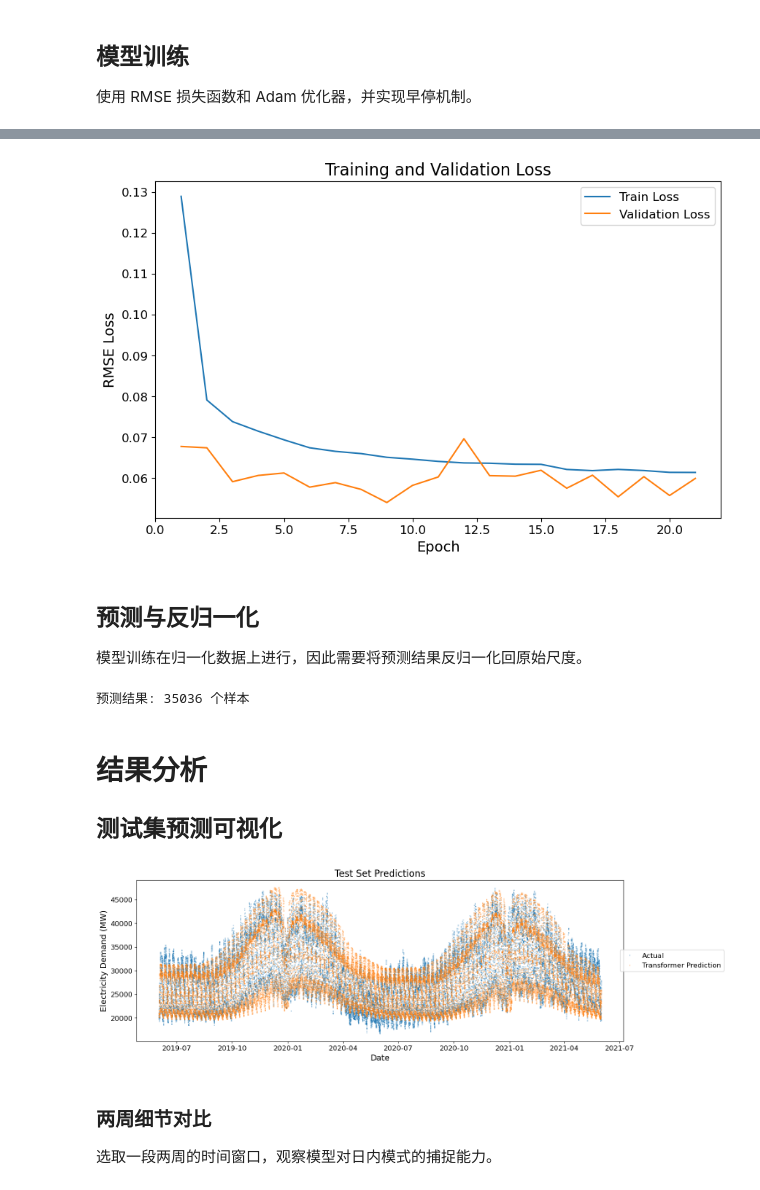
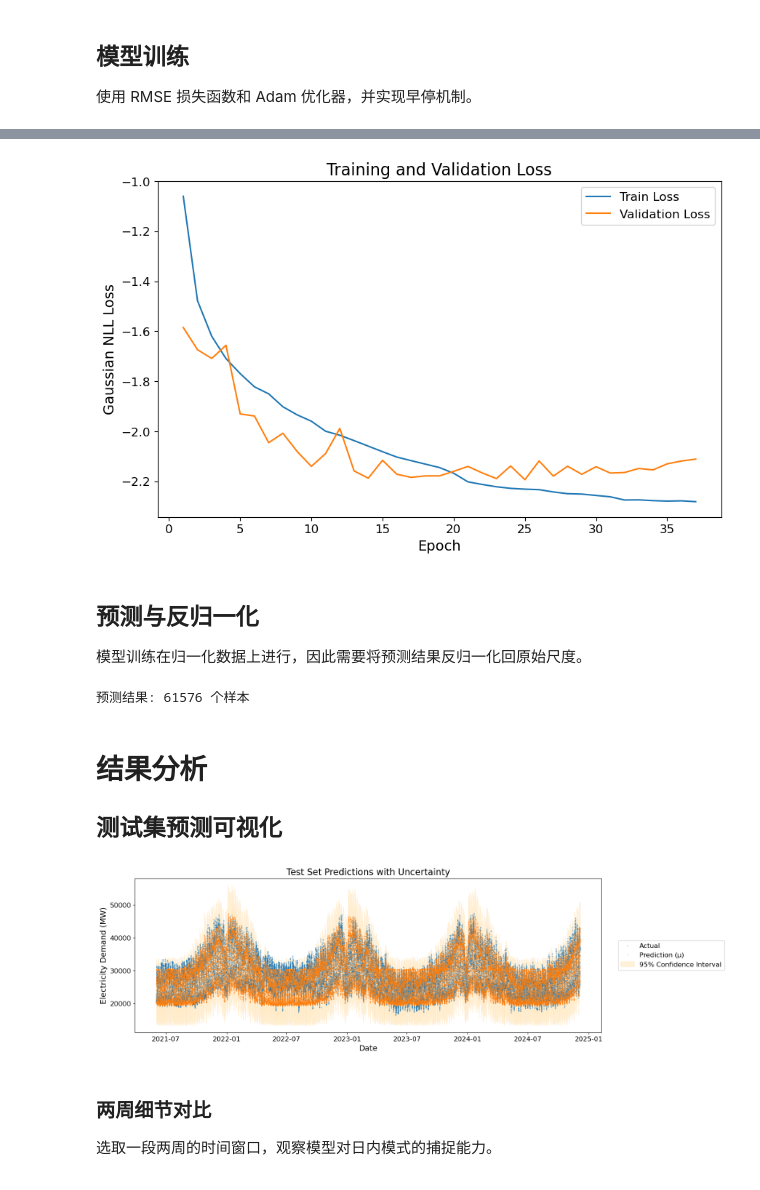
Before and after one commit to szaaaaaa/comp0197_groupcoursework_transformer, a Jupyter notebook: elec_transformer/uk-electricity-transformer.ipynb, the cells around one changed output, grey strips where cells are left out. Cells and saved outputs as stored; diff of their text form; code cells hidden in the pictures.

```diff
--- a/elec_transformer/uk-electricity-transformer.ipynb
+++ b/elec_transformer/uk-electricity-transformer.ipynb
@@ -204,5 +204,7 @@ def add_lags(df):
 
 df = create_features(df)
 df = add_lags(df)
+df.dropna(subset=["lag1", "lag2", "lag3"], inplace=True)
+print(f"添加 lag 特征并去除 NaN 后: {df.shape}")
 df.sample(n=5)
 # %% [output]
@@ -350,8 +376,10 @@ def create_sequences(data, seq_len):
     return np.array(X), np.array(y)
 
 X_train_seq, y_train_seq = create_sequences(train_scaled, SEQ_LEN)
+X_val_seq, y_val_seq = create_sequences(val_scaled, SEQ_LEN)
 X_test_seq, y_test_seq = create_sequences(test_scaled, SEQ_LEN)
 
 print(f"训练序列: X={X_train_seq.shape}, y={y_train_seq.shape}")
+print(f"验证序列: X={X_val_seq.shape}, y={y_val_seq.shape}")
 print(f"测试序列: X={X_test_seq.shape}, y={y_test_seq.shape}")
 # %% [output]
@@ -362,6 +391,10 @@ print(f"测试序列: X={X_test_seq.shape}, y={y_test_seq.shape}")
 train_dataset = TensorDataset(
     torch.tensor(X_train_seq, dtype=torch.float32),
     torch.tensor(y_train_seq, dtype=torch.float32)
+)
+val_dataset = TensorDataset(
+    torch.tensor(X_val_seq, dtype=torch.float32),
+    torch.tensor(y_val_seq, dtype=torch.float32)
 )
 test_dataset = TensorDataset(
     torch.tensor(X_test_seq, dtype=torch.float32),
@@ -369,7 +402,8 @@ test_dataset = TensorDataset(
 )
 
 train_loader = DataLoader(train_dataset, batch_size=BATCH_SIZE, shuffle=True)
+val_loader = DataLoader(val_dataset, batch_size=BATCH_SIZE, shuffle=False)
 test_loader = DataLoader(test_dataset, batch_size=BATCH_SIZE, shuffle=False)
 
-print(f"训练批次数: {len(train_loader)}, 测试批次数: {len(test_loader)}")
+print(f"训练批次数: {len(train_loader)}, 验证批次数: {len(val_loader)}, 测试批次数: {len(test_loader)}")
 # %% [output]
@@ -621,11 +664,11 @@ fig, ax = plt.subplots(figsize=(10, 6))
 ax.plot(range(1, len(train_losses) + 1), train_losses, label="Train Loss")
 ax.plot(range(1, len(val_losses) + 1), val_losses, label="Validation Loss")
 ax.set_xlabel("Epoch")
-ax.set_ylabel("RMSE Loss")
+ax.set_ylabel("Gaussian NLL Loss")
 ax.set_title("Training and Validation Loss")
 ax.legend(loc="best");
 # %% [output]
-[figure, old version]
+[figure, new version]
 # %% [markdown]
 ## 预测与反归一化
 
@@ -633,47 +676,54 @@ ax.legend(loc="best");
 # %%
 # 在测试集上预测
 model.eval()
-predictions = []
+mu_list = []
+std_list = []
 
 with torch.no_grad():
     for X_batch, _ in test_loader:
         X_batch = X_batch.to(device)
-        pred = model(X_batch)
-        predictions.append(pred.cpu().numpy())
+        mu, var = model(X_batch)
+        mu_list.append(mu.cpu().numpy())
+        std_list.append(torch.sqrt(var).cpu().numpy())
 
 # 拼接所有 batch 的预测结果
-pred_scaled = np.concatenate(predictions)
+pred_scaled = np.concatenate(mu_list)
+std_scaled = np.concatenate(std_list)
 
 # 反归一化：将 [0,1] 范围的预测值还原到原始尺度
-# 公式：原始值 = 归一化值 × (max - min) + min
-tsd_min = data_min[-1]     # tsd 列的最小值
-tsd_range = data_range[-1] # tsd 列的 max - min
-pred_original = pred_scaled * tsd_range + tsd_min
+pred_original = pred_scaled * tsd_range_val + tsd_min
+std_original = std_scaled * tsd_range_val
 
 # 构建结果 DataFrame
-# 注意：由于滑动窗口，测试集前 SEQ_LEN 个样本没有预测值
 result_frame = y_test.iloc[SEQ_LEN:].to_frame()
 result_frame["pred_transformer"] = pred_original
+result_frame["std_transformer"] = std_original
 
 print(f"预测结果: {len(pred_original)} 个样本")
 # %% [output]
-预测结果: 35036 个样本
+预测结果: 61576 个样本
 # %% [markdown]
 <a id='results'></a>
 # 结果分析
 
 ## 测试集预测可视化
 # %%
-# 测试集全局预测对比
+# 测试集全局预测对比（含 95% 置信区间）
 fig, ax = plt.subplots(figsize=(15, 5))
 ax.plot(result_frame.index, result_frame["tsd"], "o", markersize=1, alpha=0.3, label="Actual")
-ax.plot(result_frame.index, result_frame["pred_transformer"], "o", markersize=1, alpha=0.3, label="Transformer Prediction")
-ax.legend(loc="center", bbox_to_anchor=(1.1, 0.5))
-ax.set_title("Test Set Predictions")
+ax.plot(result_frame.index, result_frame["pred_transformer"], "o", markersize=1, alpha=0.3, label="Prediction (μ)")
+ax.fill_between(
+    result_frame.index,
+    result_frame["pred_transformer"] - 1.96 * result_frame["std_transformer"],
+    result_frame["pred_transformer"] + 1.96 * result_frame["std_transformer"],
+    alpha=0.15, color="orange", label="95% Confidence Interval"
+)
+ax.legend(loc="center", bbox_to_anchor=(1.15, 0.5))
+ax.set_title("Test Set Predictions with Uncertainty")
 ax.set_ylabel("Electricity Demand (MW)")
 ax.set_xlabel("Date");
 # %% [output]
-[figure, old version]
+[figure, new version]
 # %% [markdown]
 ### 两周细节对比
 
```
Also changed, not shown: parts of 15 cells of this notebook, 1 other file.
